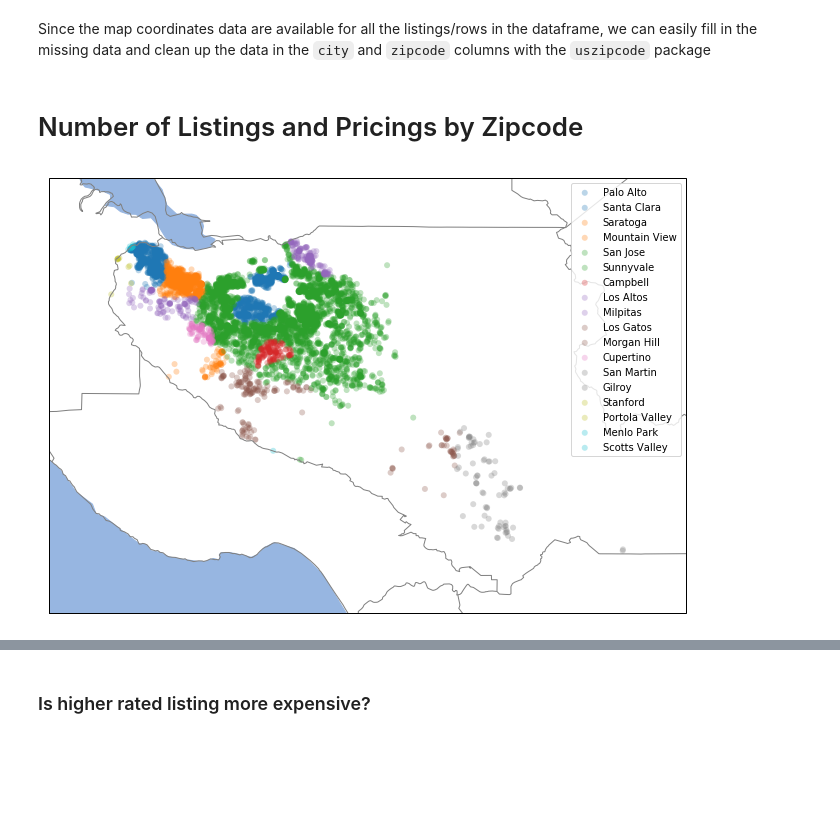
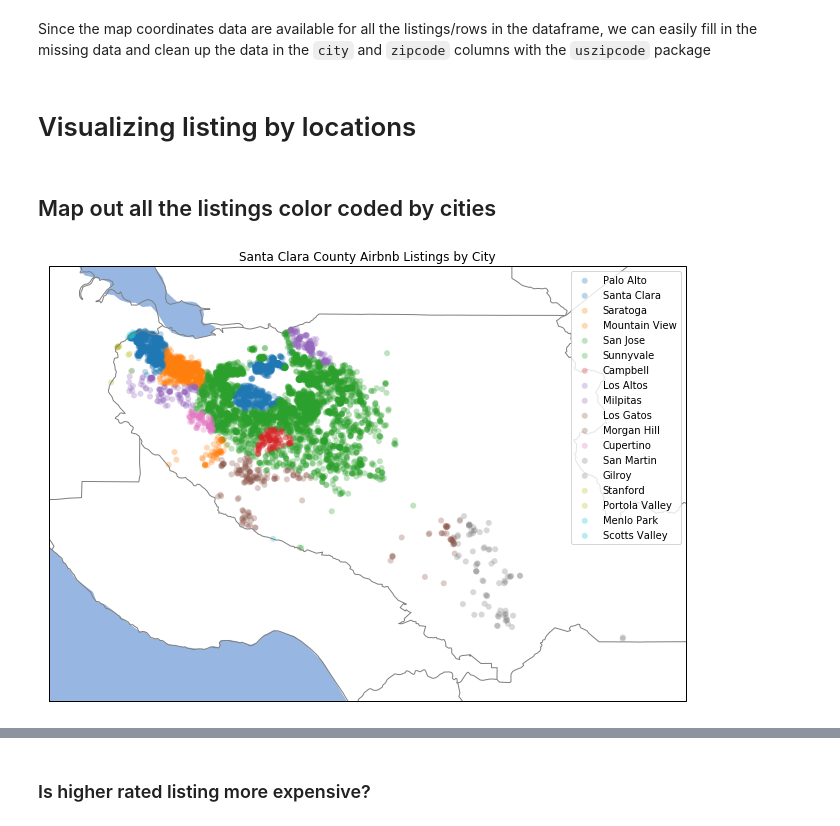
Before and after one commit to caroger/airbnb, a Jupyter notebook: listing.ipynb, the cells around one changed output, grey strips where cells are left out. Saved outputs shown, nothing was run; the diff lists cells and outputs as text; code cells hidden in the pictures; blank space fills up the shorter version.

Commit message:
more progress in the listing analysis

```diff
--- a/listing.ipynb
+++ b/listing.ipynb
@@ -217,8 +219,10 @@ for lat, lng in zip(df["latitude"], df["longitude"]):
 ## add new_city and new_zipcode columns to the df for later use
 df["new_city"] = city_list
 df["new_zipcode"] = zipcode_list
-# %% [markdown]
-# Number of Listings and Pricings by Zipcode
+# %% [markdown]
+# Visualizing listing by locations
+# %% [markdown]
+## Map out all the listings color coded by cities
 # %%
 import cartopy.crs as ccrs
 import cartopy.feature as cfeature
@@ -241,32 +245,33 @@ plt.figure(figsize=(18, 8))
 ax = plt.axes(projection=ccrs.PlateCarree())
 ax.add_feature(cfeature.OCEAN.with_scale("10m"))
 ax.add_feature(cfeature.LAKES.with_scale("10m"))
 ax.add_feature(COUNTIES, facecolor="None", edgecolor="gray")
 
 ## zoom-in to the Santa Clara County
 BBox = [
     df.longitude.min() - 0.1,
     df.longitude.max() + 0.1,
     df.latitude.min() - 0.1,
     df.latitude.max() + 0.1,
 ]
 ax.set_extent(BBox)
 
 ## Set colors for different cities within Santa Clara County
 cities = df['new_city'].unique()
 colors = [plt.cm.tab10(i/float(len(cities)-1)) for i in range(len(cities))]
 
 for i, city in enumerate(cities):
     plt.scatter(
         "longitude",
         "latitude",
         data=df.loc[df.new_city == city, :],
         c=colors[i],
         label=str(city),
         edgecolors="None",
         linewidths=0.2,
         alpha=0.3,
     )
-ax.legend();
+ax.legend()
+plt.title("Santa Clara County Airbnb Listings by City");
 # %% [output]
-[figure, old version]
+[figure, new version]
```
Also changed, not shown: parts of 17 cells of this notebook.
